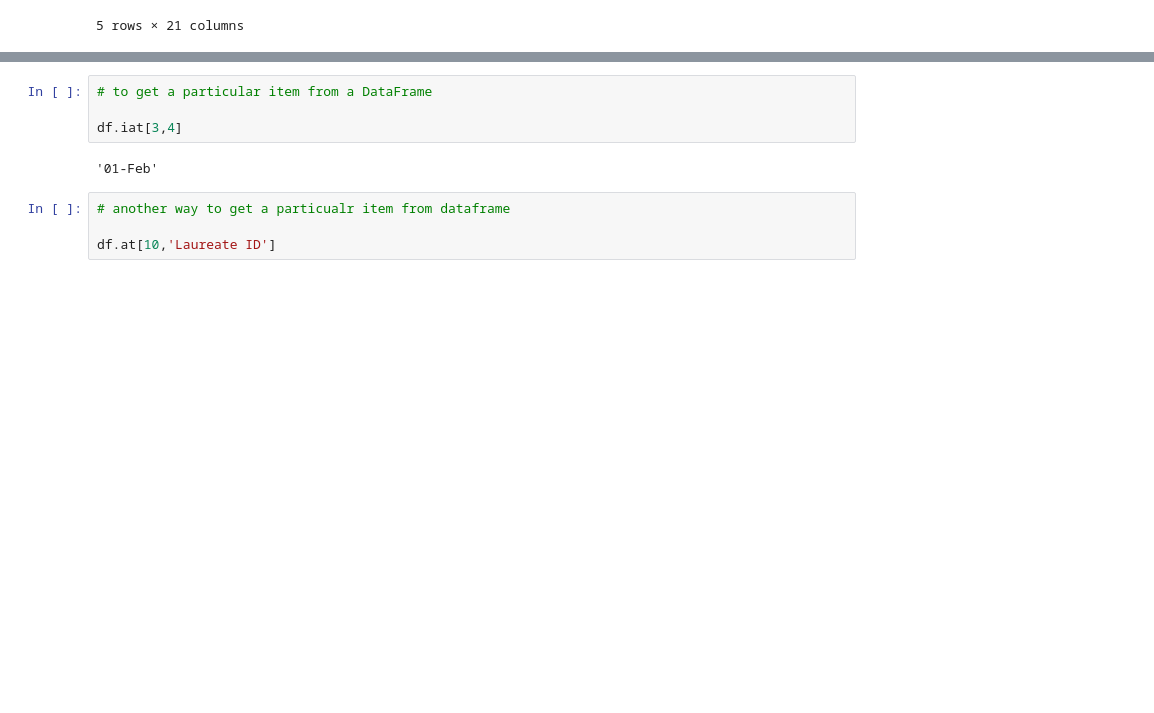
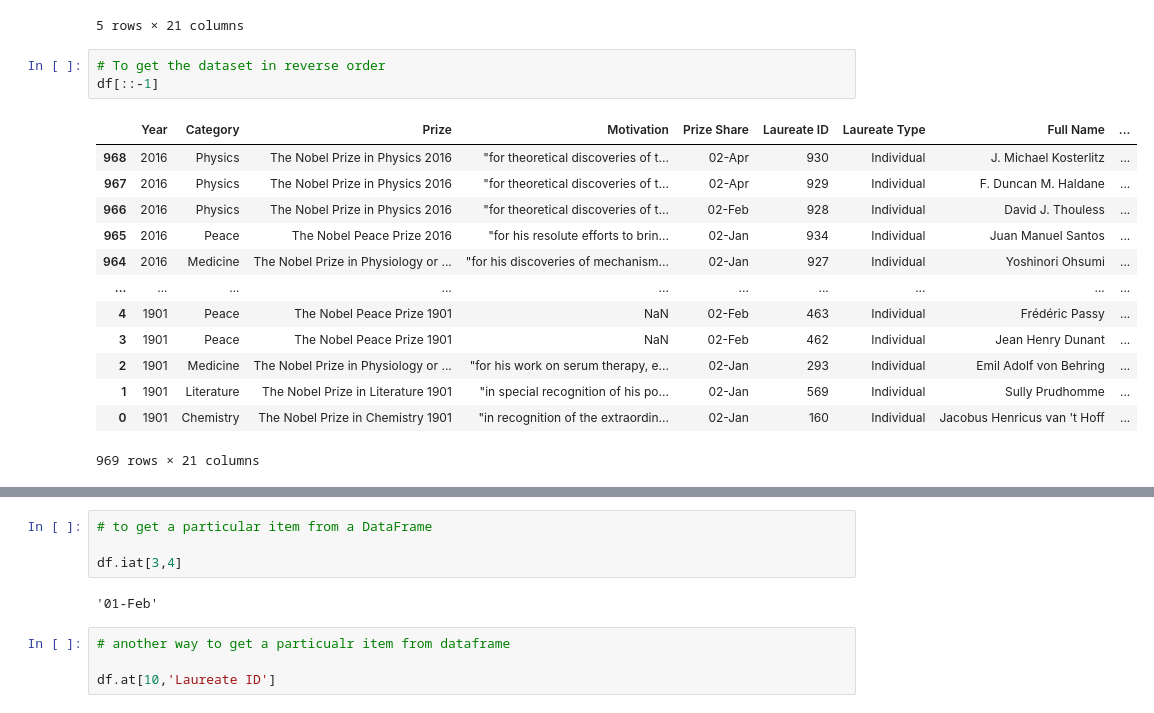
Before and after one commit to tyadav/EDA, a Jupyter notebook: medium_example.ipynb, the cells around one changed output, grey strips where cells are left out. Saved outputs shown, nothing was run; the diff lists cells and outputs as text; blank space fills up the shorter version.

```diff
--- a/medium_example.ipynb
+++ b/medium_example.ipynb
@@ -98,3 +120,20 @@ every_10.head()
 | 30 | 1905.0 | Physics | The Nobel Prize in Physics 1905 | "for his work on cathode rays" | 01-Jan | 9.0 | Individual | Philipp Eduard Anton von Lenard | ... |
 | 40 | 1907.0 | Peace | The Nobel Peace Prize 1907 | NaN | 01-Feb | 471.0 | Individual | Ernesto Teodoro Moneta | ... |
 5 rows × 21 columns
+# %%
+# To get the dataset in reverse order
+df[::-1]
+# %% [output]
+|  | Year | Category | Prize | Motivation | Prize Share | Laureate ID | Laureate Type | Full Name | ... |
+| 968 | 2016 | Physics | The Nobel Prize in Physics 2016 | "for theoretical discoveries of t... | 02-Apr | 930 | Individual | J. Michael Kosterlitz | ... |
+| 967 | 2016 | Physics | The Nobel Prize in Physics 2016 | "for theoretical discoveries of t... | 02-Apr | 929 | Individual | F. Duncan M. Haldane | ... |
+| 966 | 2016 | Physics | The Nobel Prize in Physics 2016 | "for theoretical discoveries of t... | 02-Feb | 928 | Individual | David J. Thouless | ... |
+| 965 | 2016 | Peace | The Nobel Peace Prize 2016 | "for his resolute efforts to brin... | 02-Jan | 934 | Individual | Juan Manuel Santos | ... |
+| 964 | 2016 | Medicine | The Nobel Prize in Physiology or ... | "for his discoveries of mechanism... | 02-Jan | 927 | Individual | Yoshinori Ohsumi | ... |
+| ... | ... | ... | ... | ... | ... | ... | ... | ... | ... |
+| 4 | 1901 | Peace | The Nobel Peace Prize 1901 | NaN | 02-Feb | 463 | Individual | Frédéric Passy | ... |
+| 3 | 1901 | Peace | The Nobel Peace Prize 1901 | NaN | 02-Feb | 462 | Individual | Jean Henry Dunant | ... |
+| 2 | 1901 | Medicine | The Nobel Prize in Physiology or ... | "for his work on serum therapy, e... | 02-Jan | 293 | Individual | Emil Adolf von Behring | ... |
+| 1 | 1901 | Literature | The Nobel Prize in Literature 1901 | "in special recognition of his po... | 02-Jan | 569 | Individual | Sully Prudhomme | ... |
+| 0 | 1901 | Chemistry | The Nobel Prize in Chemistry 1901 | "in recognition of the extraordin... | 02-Jan | 160 | Individual | Jacobus Henricus van 't Hoff | ... |
+969 rows × 21 columns
```
Also changed, not shown: parts of 27 cells of this notebook.
